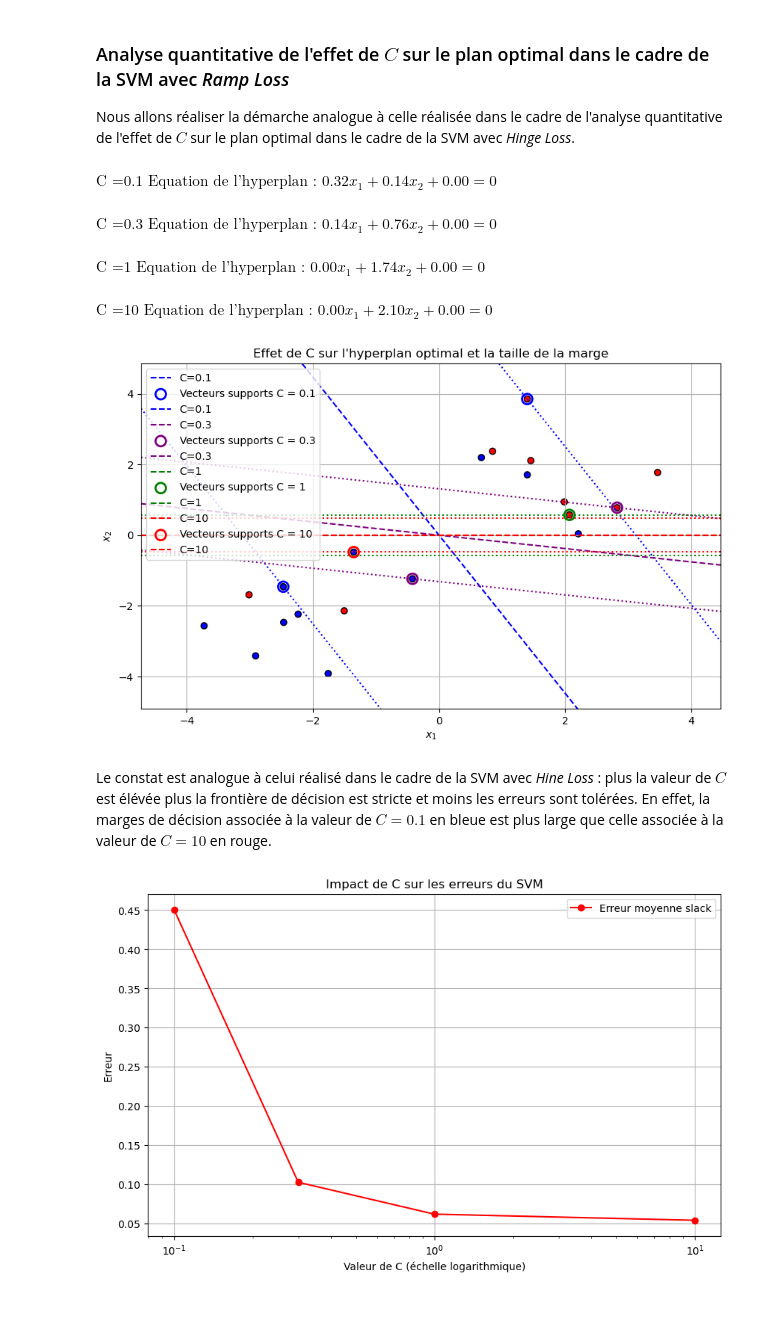
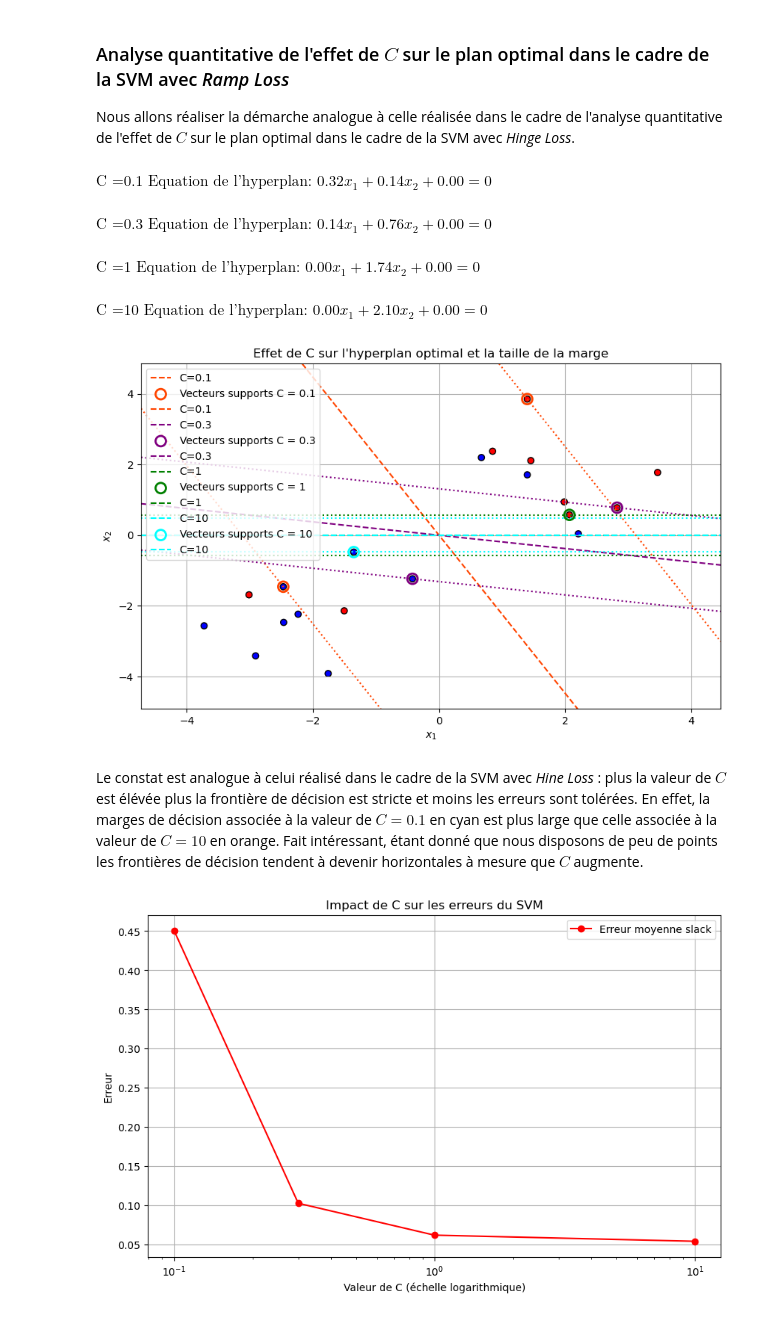
Before and after one commit to auduvignac/SVM_optimisation, a Jupyter notebook: SVM-Optimisation.ipynb, the cells around one changed output. Saved outputs shown, nothing was run; the diff lists cells and outputs as text; code cells hidden in the pictures.

```diff
--- a/SVM-Optimisation.ipynb
+++ b/SVM-Optimisation.ipynb
@@ -932,7 +987,7 @@ Analysons maintenant l'effet de $C$ sur le plan optimal.
 Nous allons étudier l'impact de la variation de la pondération $C$ utilisée dans les losses sur le plan optimal. Pour ce faire, nous allons itérer sur les valeurs de $C$ suivantes : $[0.1, 0.3, 1, 10]$, chacune représentée par une couleur différente sur le graphique.
 # %%
 C_values = [0.1, 0.3, 1, 10]
-colors = ["blue", "purple", "green", "red"]
+colors = ["orangered", "purple", "green", "cyan"]
 trained_models, errors = SVMhingeloss.train_multiple_models(
     points, labels, C_values
 )
@@ -1376,19 +1431,20 @@ SVMramploss.plot_results(plot_marge=True, plot_support_vectors=True)
 Nous allons réaliser la démarche analogue à celle réalisée dans le cadre de l'analyse quantitative de l'effet de $C$ sur le plan optimal dans le cadre de la SVM avec *Hinge Loss*.
 # %%
 C_values = [0.1, 0.3, 1, 10]
-colors = ["blue", "purple", "green", "red"]
+colors = ["orangered", "purple", "green", "cyan"]
 trained_models, errors = SVMRampLoss.train_multiple_models(
     points, labels, C_values
 )
 SVMRampLoss.plot_C_variation(trained_models, C_values, colors, plot_marge=True, plot_support_vectors=True)
 # %% [output]
-$\displaystyle \text{C =} 0.1 \text{ Equation de l'hyperplan : } 0.32x_1 + 0.14x_2 + 0.00 = 0$
+$\displaystyle \text{C =} 0.1 \text{ Equation de l'hyperplan: } 0.32x_1 + 0.14x_2 + 0.00 = 0$
-$\displaystyle \text{C =} 0.3 \text{ Equation de l'hyperplan : } 0.14x_1 + 0.76x_2 + 0.00 = 0$
+$\displaystyle \text{C =} 0.3 \text{ Equation de l'hyperplan: } 0.14x_1 + 0.76x_2 + 0.00 = 0$
-$\displaystyle \text{C =} 1 \text{ Equation de l'hyperplan : } 0.00x_1 + 1.74x_2 + 0.00 = 0$
+$\displaystyle \text{C =} 1 \text{ Equation de l'hyperplan: } 0.00x_1 + 1.74x_2 + 0.00 = 0$
-$\displaystyle \text{C =} 10 \text{ Equation de l'hyperplan : } 0.00x_1 + 2.10x_2 + 0.00 = 0$
+$\displaystyle \text{C =} 10 \text{ Equation de l'hyperplan: } 0.00x_1 + 2.10x_2 + 0.00 = 0$
-[figure, old version]
+[figure, new version]
 # %% [markdown]
-Le constat est analogue à celui réalisé dans le cadre de la SVM avec *Hine Loss* : plus la valeur de $C$ est élévée plus la frontière de décision est stricte et moins les erreurs sont tolérées. En effet, la marges de décision associée à la valeur de $C = 0.1$ en bleue est plus large que celle associée à la valeur de $C = 10$ en rouge.
+Le constat est analogue à celui réalisé dans le cadre de la SVM avec *Hine Loss* : plus la valeur de $C$ est élévée plus la frontière de décision est stricte et moins les erreurs sont tolérées. En effet, la marges de décision associée à la valeur de $C = 0.1$ en cyan est plus large que celle associée à la valeur de $C = 10$ en orange.
+Fait intéressant, étant donné que nous disposons de peu de points les frontières de décision tendent à devenir horizontales à mesure que $C$ augmente.
 # %%
 SVMRampLoss.plot_svm_errors(
     C_values=C_values, errors=errors, plot_taux_erreurs=False, plot_mean_slack=True
```
Also changed, not shown: parts of 6 cells of this notebook.
